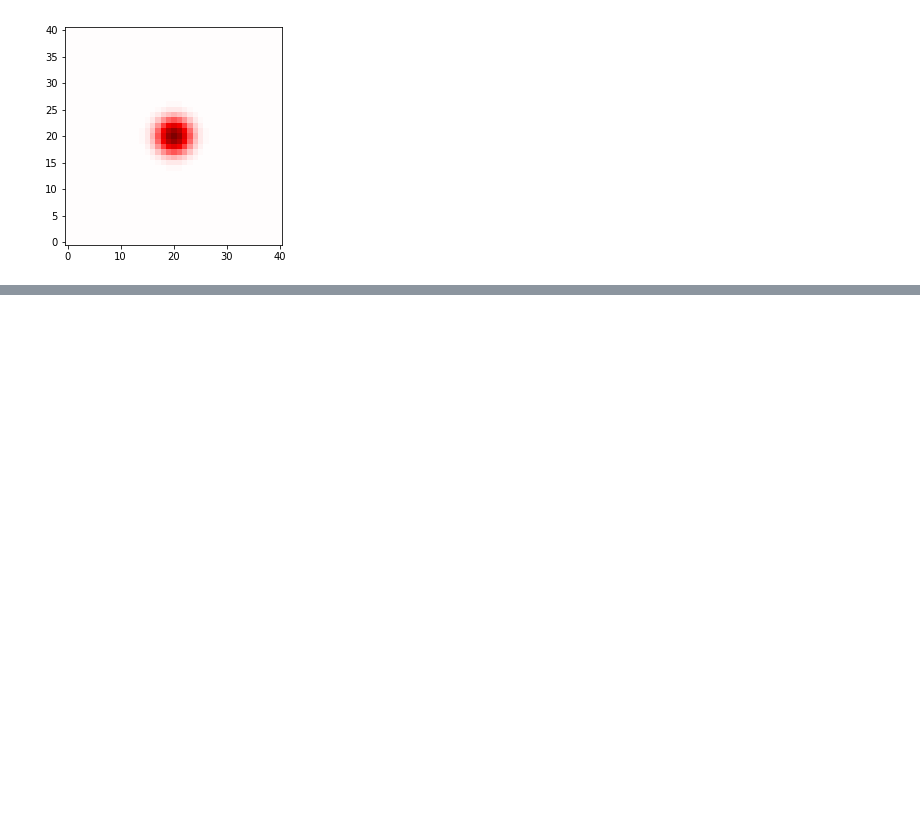
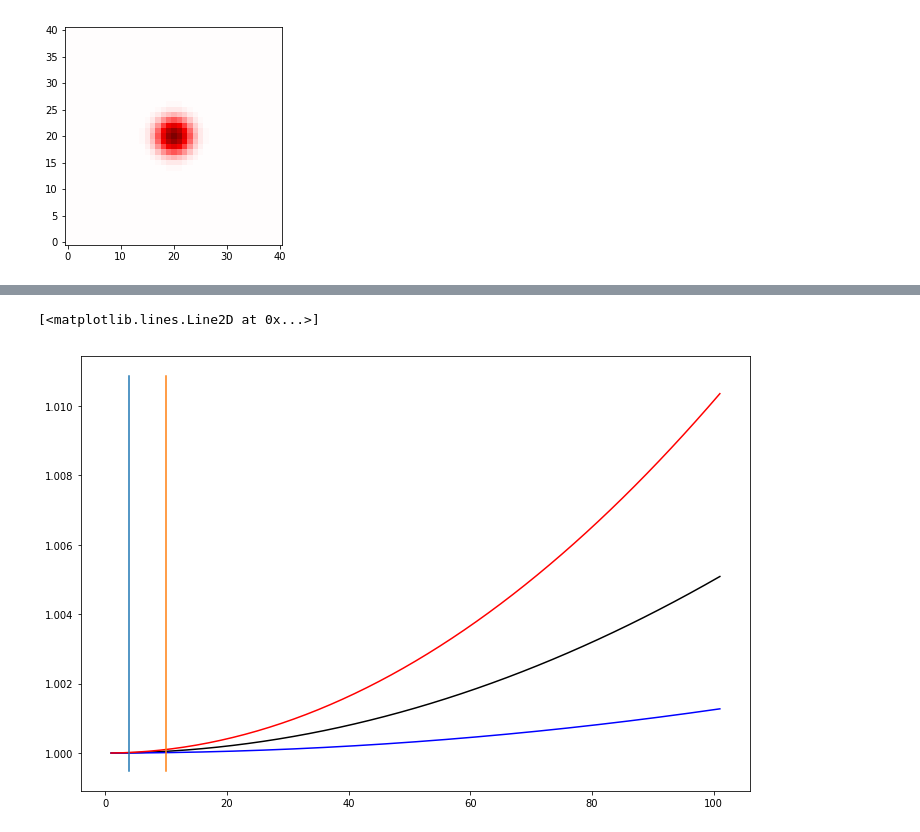
Before and after one commit to PFLeget/gastrometry, a Jupyter notebook: gastrometry/astro_bias/astro_bias.ipynb, the cells around one changed output, grey strips where cells are left out. Cells and saved outputs as stored; diff of their text form; code cells hidden in the pictures; blank space fills up the shorter version.

Commit message:
changes for plotting for the paper

```diff
--- a/gastrometry/astro_bias/astro_bias.ipynb
+++ b/gastrometry/astro_bias/astro_bias.ipynb
@@ -258 +258,19 @@ plt.savefig('test_0.pdf')
 [figure]
+# %%
+def theory_size_impact(sigma_gauss, sigma_atmo):
+    return np.sqrt(sigma_gauss**2 + sigma_atmo**2)
+
+sigma_atmo = np.linspace(1, 101, 201)*1e-3
+plt.figure(figsize=(12,8))
+plt.ticklabel_format(style='plain', axis='both')
+plt.plot(sigma_atmo*1000, theory_size_impact(1., sigma_atmo), 'k')
+plt.plot(sigma_atmo*1000, theory_size_impact(2., sigma_atmo)/2., 'b')
+plt.plot(sigma_atmo*1000, theory_size_impact(0.7, sigma_atmo)/0.7, 'r')
+ylim = plt.ylim()
+plt.plot([np.sqrt(15.), np.sqrt(15.)], ylim)
+plt.plot([np.sqrt(100.), np.sqrt(100.)], ylim)
+
+#plt.yscale('log')
+# %% [output]
+[<matplotlib.lines.Line2D at 0x...>]
+[figure, added]
```
Also changed, not shown: parts of 3 cells of this notebook, 3 other files.
